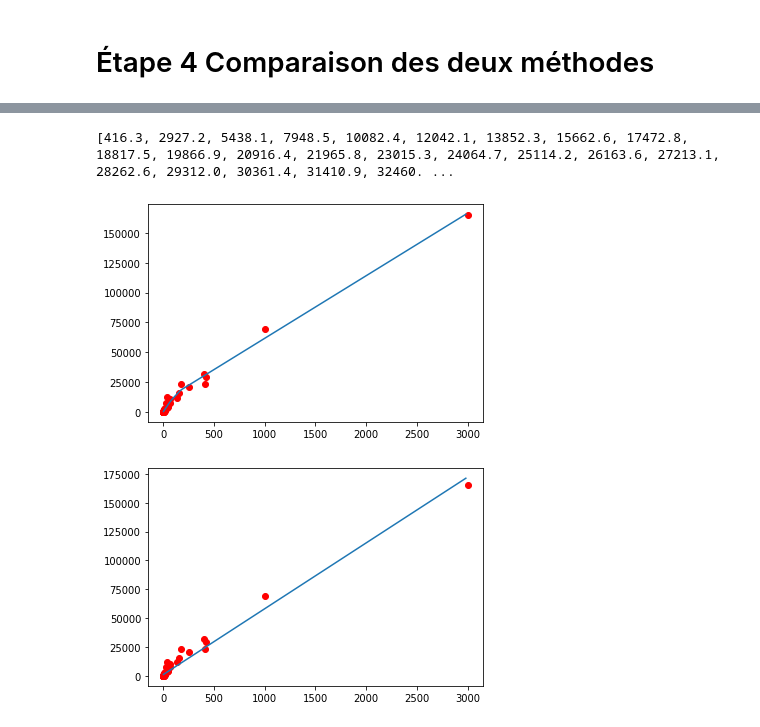
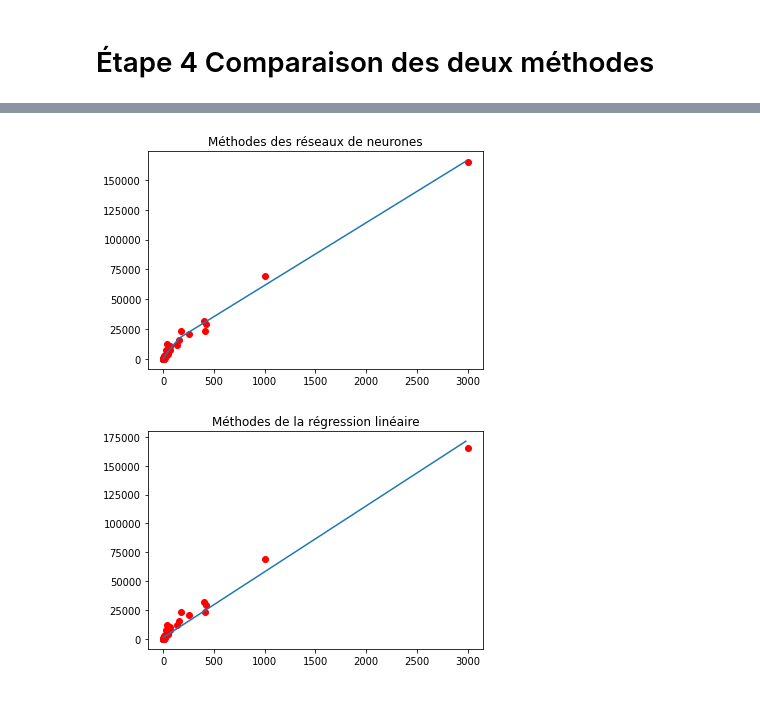
Before and after one commit to jhguay/base_ouverte, a Jupyter notebook: MataneLabo1_avecComparaisonRegressionv2.ipynb, the cells around one changed output, grey strips where cells are left out. Cells and saved outputs as stored; diff of their text form; code cells hidden in the pictures; blank space fills up the shorter version.

```diff
--- a/MataneLabo1_avecComparaisonRegressionv2.ipynb
+++ b/MataneLabo1_avecComparaisonRegressionv2.ipynb
@@ -297,18 +272,18 @@ print(dfinal.to_string())
 # %%
-print(listeResultatsRN)
-
+#Simulation des deux méthodes avec l'allure de la prédiction
 import matplotlib.pyplot as plt
 import numpy as np
 
 
 plt.plot(range(2,3000,20),listeResultatsRN)
 plt.scatter(loi_kleiber_data['Masse'], loi_kleiber_data['Metabolisme'], color='red')
+plt.title("Méthodes des réseaux de neurones")
 plt.show()
 
 plt.plot(range(2,3000,20),listeResultatsR)
 plt.scatter(loi_kleiber_data['Masse'], loi_kleiber_data['Metabolisme'], color='red')
+plt.title("Méthodes de la régression linéaire")
 plt.show()
 # %% [output]
-[416.3, 2927.2, 5438.1, 7948.5, 10082.4, 12042.1, 13852.3, 15662.6, 17472.8, 18817.5, 19866.9, 20916.4, 21965.8, 23015.3, 24064.7, 25114.2, 26163.6, 27213.1, 28262.6, 29312.0, 30361.4, 31410.9, 32460. ...
-[figure, old version]
+[figure, new version]
-[figure, old version]
+[figure, new version]
```
Also changed, not shown: parts of 3 cells of this notebook.
